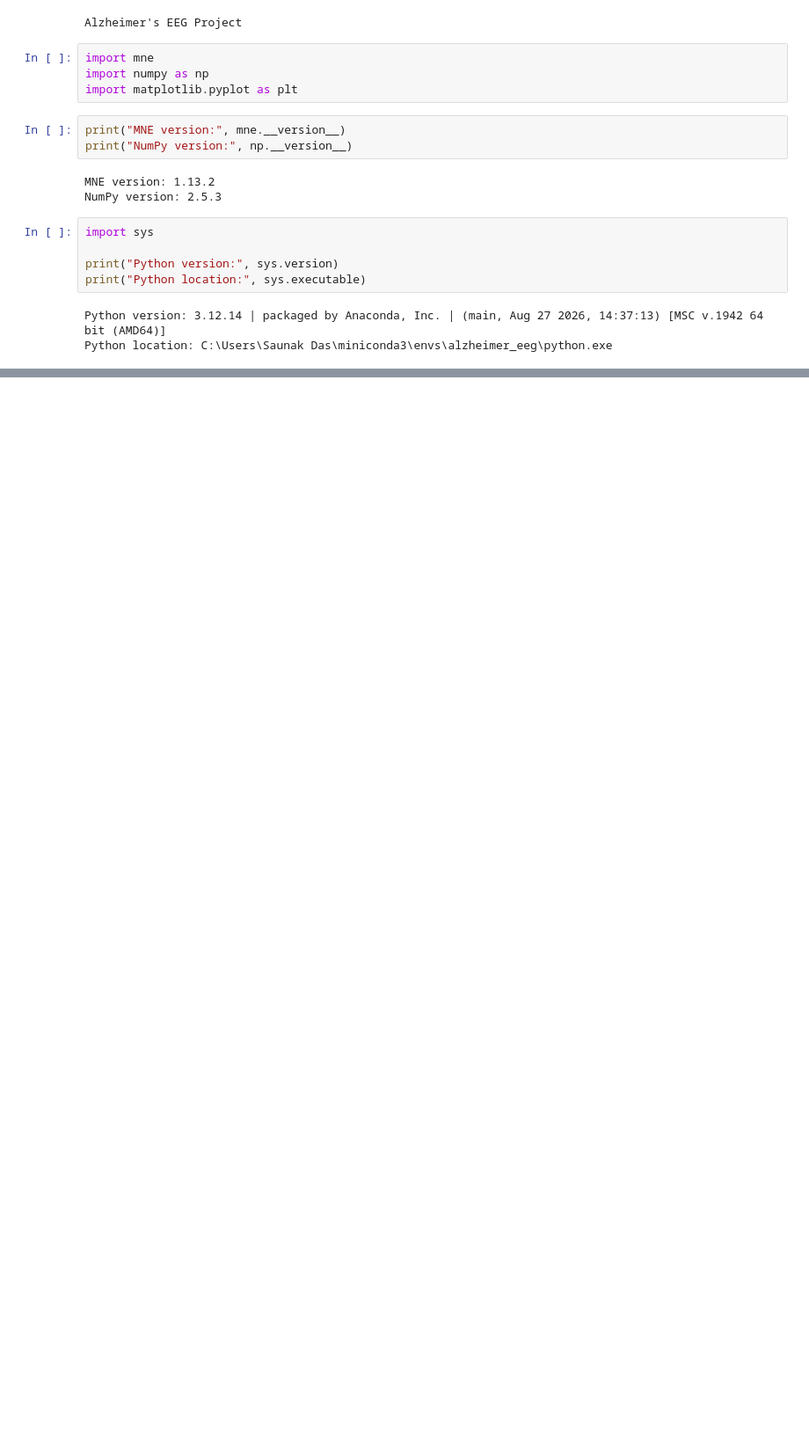
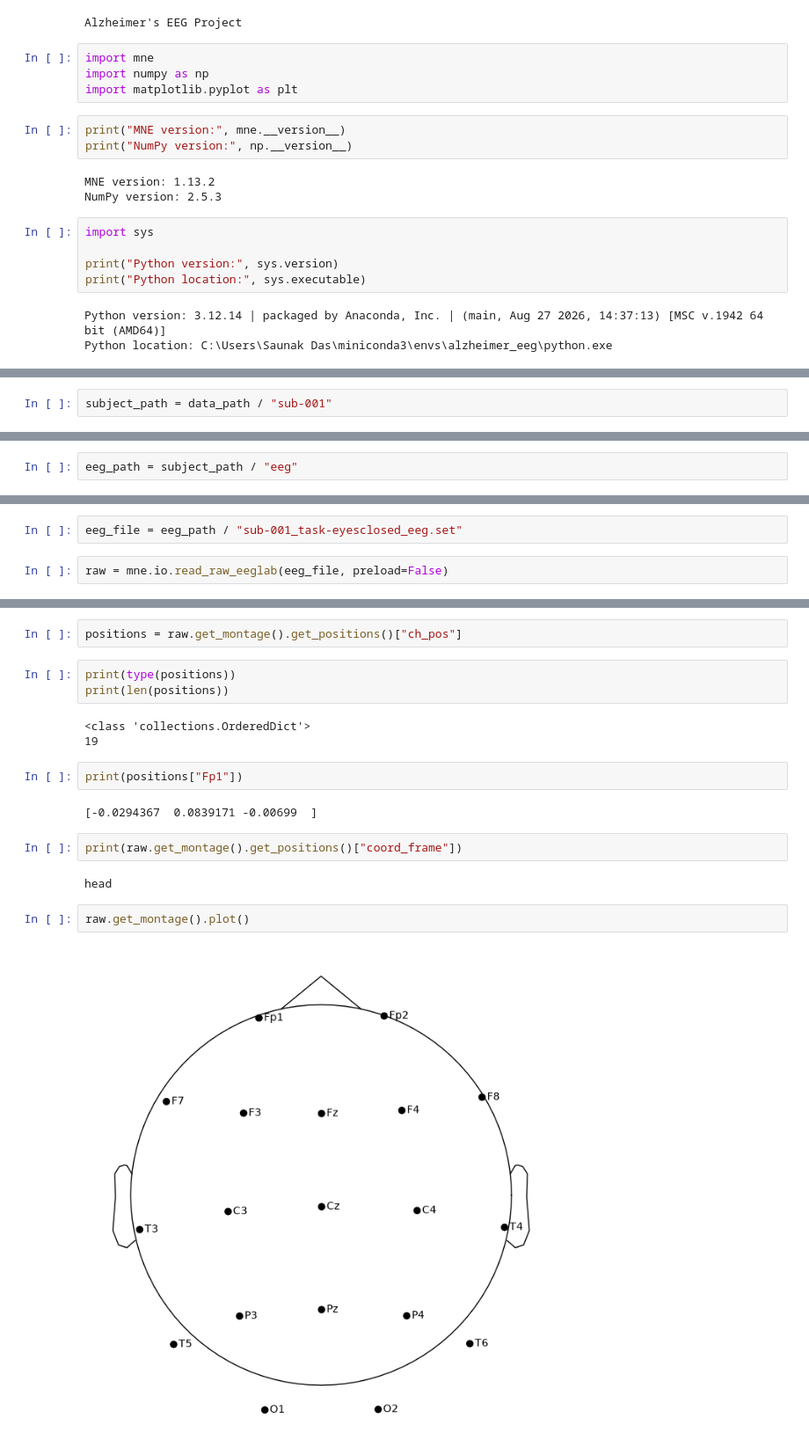
Before and after one commit to saunakdas16/alzheimers-eeg-ml, a Jupyter notebook: notebooks/01_data_exploration.ipynb, the cells around one changed output, grey strips where cells are left out. Shown at 88% size. Drawn from its saved outputs; the diff is of its cells as text; blank space fills up the shorter version.

```diff
--- a/notebooks/01_data_exploration.ipynb
+++ b/notebooks/01_data_exploration.ipynb
@@ -22,0 +83,2 @@ Python location: C:\Users\Saunak Das\miniconda3\envs\alzheimer_eeg\python.exe
+# %%
+subject_path = data_path / "sub-001"
@@ -22,0 +90,2 @@ Python location: C:\Users\Saunak Das\miniconda3\envs\alzheimer_eeg\python.exe
+# %%
+eeg_path = subject_path / "eeg"
@@ -22,0 +99,4 @@ Python location: C:\Users\Saunak Das\miniconda3\envs\alzheimer_eeg\python.exe
+# %%
+eeg_file = eeg_path / "sub-001_task-eyesclosed_eeg.set"
+# %%
+raw = mne.io.read_raw_eeglab(eeg_file, preload=False)
@@ -22,0 +177,20 @@ Python location: C:\Users\Saunak Das\miniconda3\envs\alzheimer_eeg\python.exe
+# %%
+positions = raw.get_montage().get_positions()["ch_pos"]
+# %%
+print(type(positions))
+print(len(positions))
+# %% [output]
+<class 'collections.OrderedDict'>
+19
+# %%
+print(positions["Fp1"])
+# %% [output]
+[-0.0294367  0.0839171 -0.00699  ]
+# %%
+print(raw.get_montage().get_positions()["coord_frame"])
+# %% [output]
+head
+# %%
+raw.get_montage().plot()
+# %% [output]
+[figure, added]
```
Also changed, not shown: parts of 46 cells of this notebook.
